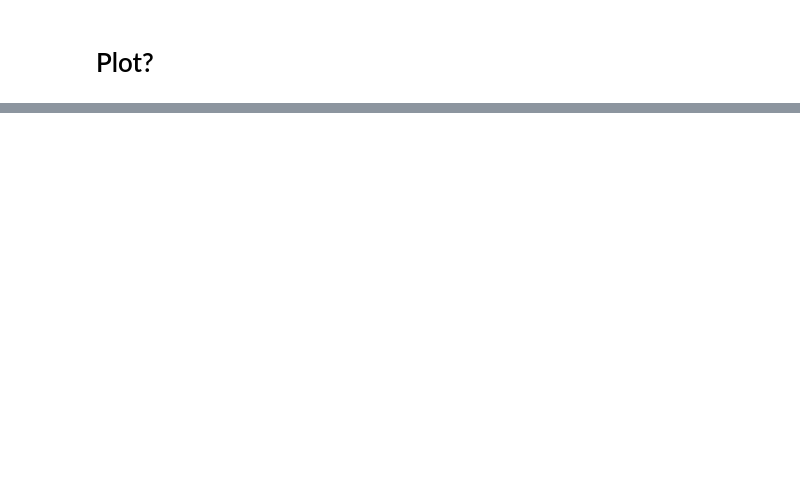
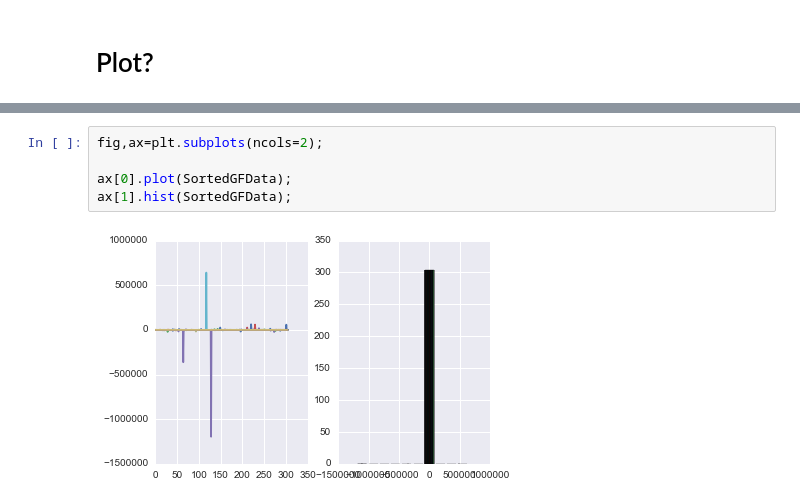
Before and after one commit to annieliu77/SWDB2016, a Jupyter notebook: Variability_with_data_frame.ipynb, the cells around one changed output, grey strips where cells are left out. Saved outputs shown, nothing was run; the diff lists cells and outputs as text; blank space fills up the shorter version.

```diff
--- a/Variability_with_data_frame.ipynb
+++ b/Variability_with_data_frame.ipynb
@@ -116,0 +196,7 @@ plt.ylabel('Stimuli')
+# %%
+fig,ax=plt.subplots(ncols=2);
+
+ax[0].plot(SortedGFData);
+ax[1].hist(SortedGFData);
+# %% [output]
+[figure, added]
```
Also changed, not shown: parts of 27 cells of this notebook, 3 other files.
